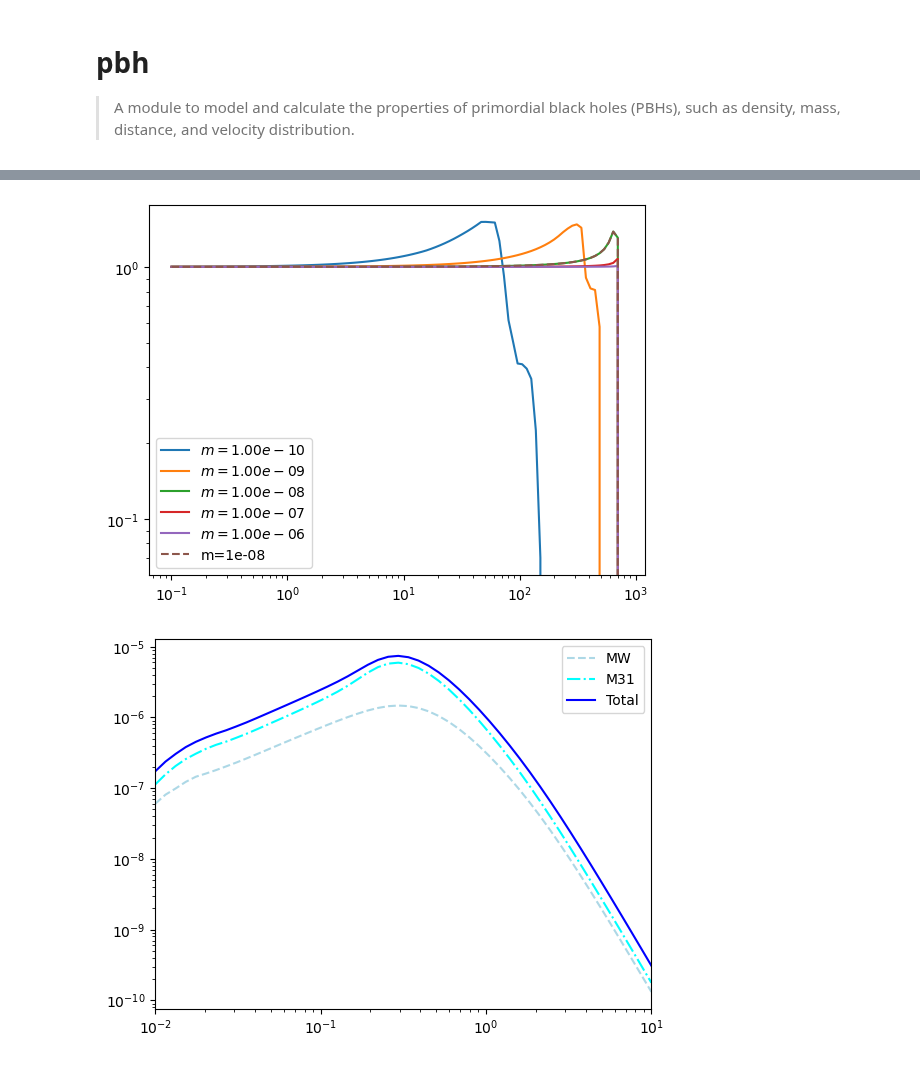
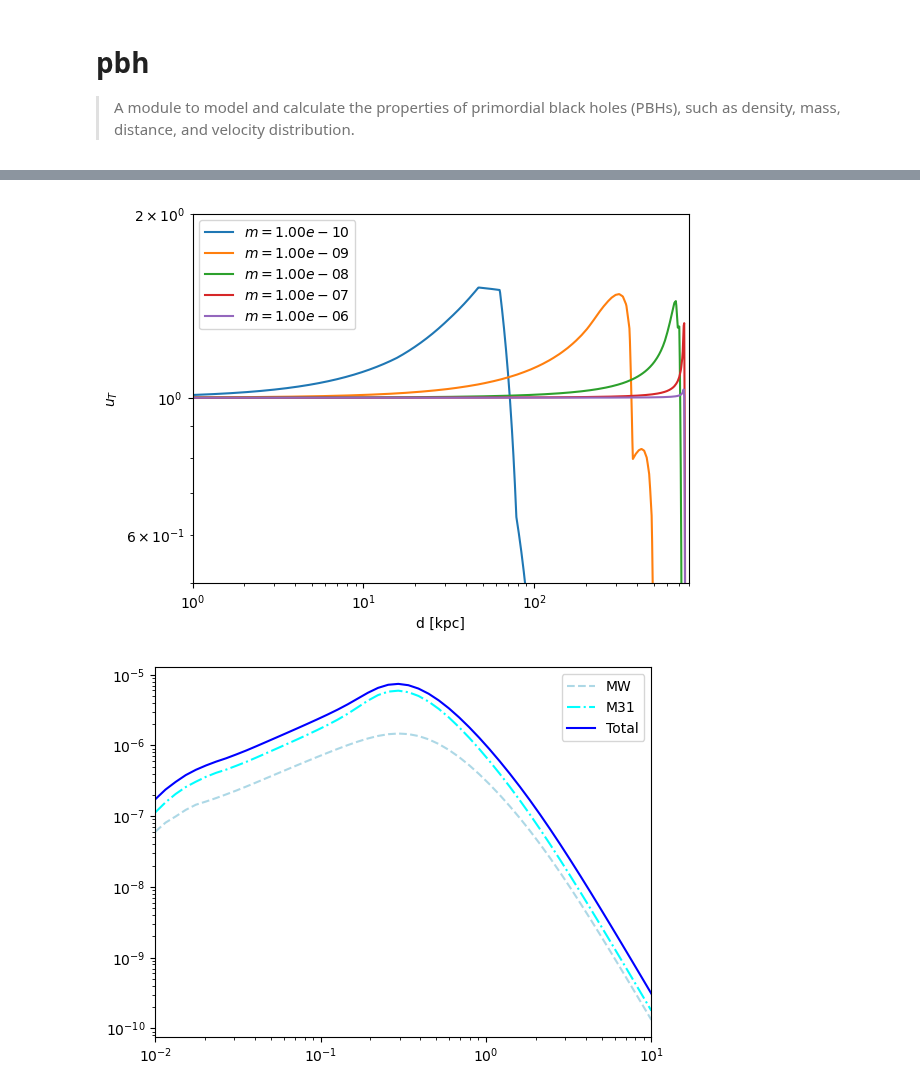
Before and after one commit to NolanSmyth/LensCalcPy, a Jupyter notebook: nbs/00_pbh.ipynb, the cells around one changed output, grey strips where cells are left out. Cells and saved outputs as stored; diff of their text form; code cells hidden in the pictures.

```diff
--- a/nbs/00_pbh.ipynb
+++ b/nbs/00_pbh.ipynb
@@ -76,7 +73,7 @@ class Pbh(Lens):
     def compute_differential_rate(self, ts, finite=False):
         return [self.differential_rate_total(t, finite=finite) for t in ts]
 # %%
-m_lens = 1e-10
+m_lens = 1e-8
 pbh = Pbh(m_lens, 1)
 ts = np.logspace(-2,1,50)
 # %%
@@ -95,18 +92,27 @@ test_close(pbh.umin_upper_bound(ds), 0, eps=1e-2)
 #test that umin lower bound is correctly inherited from Lens
 test_eq(pbh.umin_lower_bound(0), 0)
 # %%
-d_arr = np.logspace(-1, np.log10(ds), 100)
+d_arr = np.logspace(0, np.log10(ds), 1000)
+
 m_pbh_arr = np.logspace(-10, -6, 5)
 
 for m in m_pbh_arr:
-    plt.loglog(d_arr, pbh.ut_interp(d_arr, m), label=f"$m= {m:.2e}$")
+    plt.plot(d_arr, pbh.ut_interp(d_arr, m), label=f"$m= {m:.2e}$")
 
-plt.loglog(d_arr, [pbh.umin_upper_bound(d) for d in d_arr], label="m={}".format(pbh.mass), ls="--")
+# plt.loglog(d_arr, [pbh.umin_upper_bound(d) for d in d_arr], label="m={}".format(pbh.mass), ls="--")
+
+plt.xscale("log")
+plt.yscale("log")
+plt.xlim(1e0, 8e2)
+plt.ylim(5e-1, 2)
+
+plt.xlabel("d [kpc]")
+plt.ylabel("$u_{T}$")
 
 plt.legend()
 plt.show()
 # %% [output]
-[figure, old version]
+[figure, new version]
 # %%
 result_mw = [pbh.differential_rate_mw(t, finite=False) for t in ts]
 result_m31 = [pbh.differential_rate_m31(t, finite=False) for t in ts]
```
Also changed, not shown: parts of 2 cells of this notebook, 6 other files.
